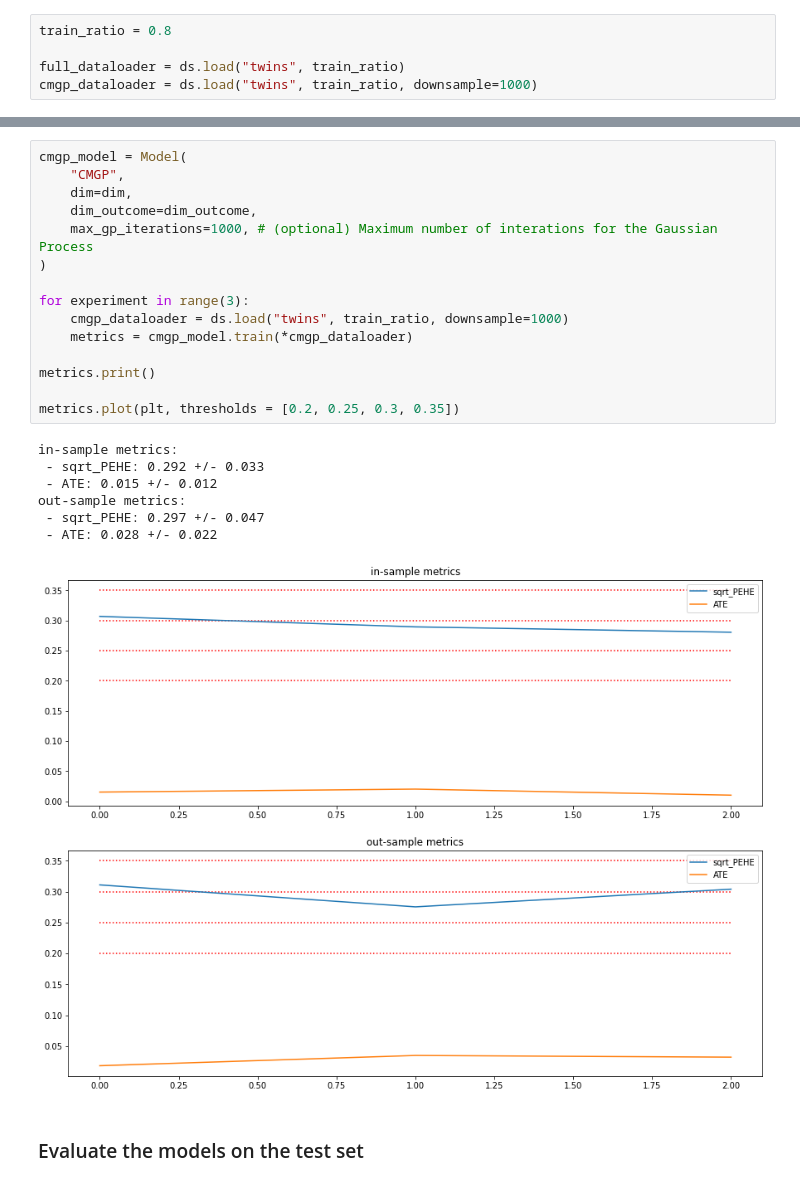
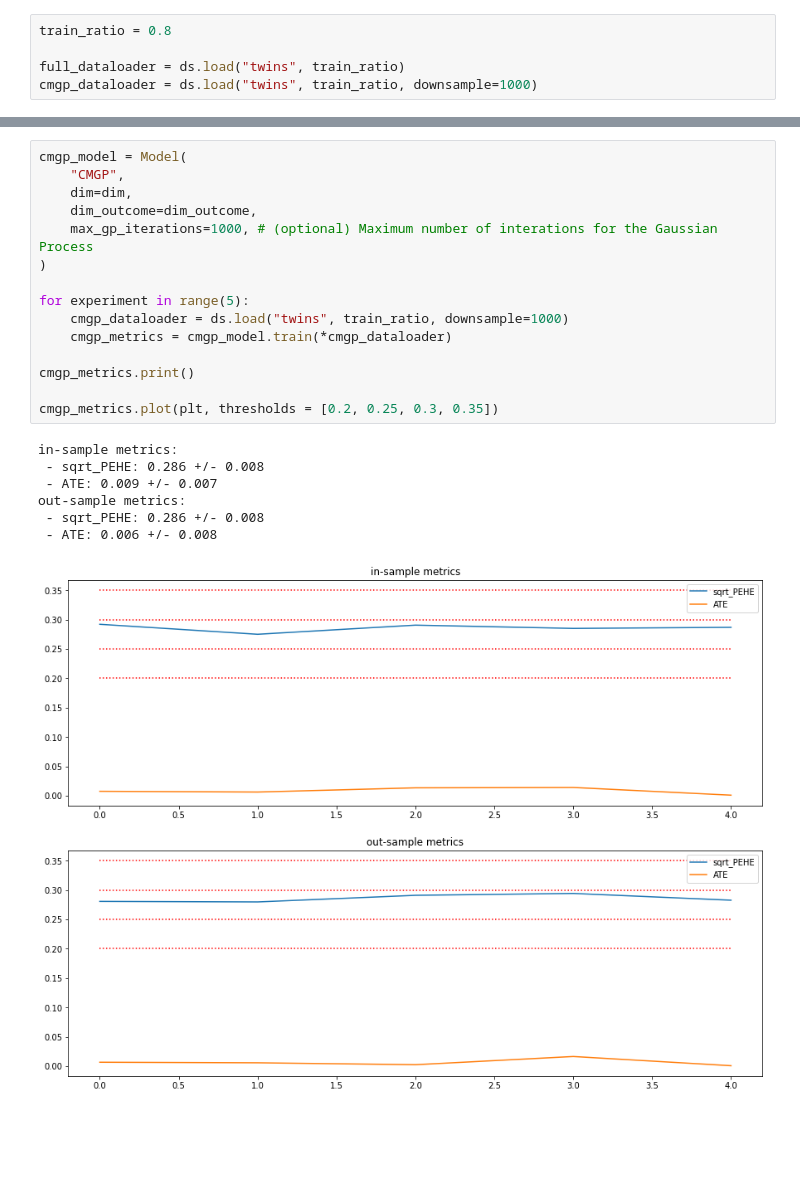
Before and after one commit to bcebere/ite-api, a Jupyter notebook: notebooks/unified_api_train_evaluation.ipynb, the cells around one changed output, grey strips where cells are left out. Saved outputs shown, nothing was run; the diff lists cells and outputs as text; blank space fills up the shorter version.

```diff
--- a/notebooks/unified_api_train_evaluation.ipynb
+++ b/notebooks/unified_api_train_evaluation.ipynb
@@ -116,25 +158,23 @@ ITE Block out-sample metrics:
 # %%
 cmgp_model = Model(
     "CMGP",
     dim=dim,
     dim_outcome=dim_outcome,
     max_gp_iterations=1000, # (optional) Maximum number of interations for the Gaussian Process
 )
 
-for experiment in range(3):
+for experiment in range(5):
     cmgp_dataloader = ds.load("twins", train_ratio, downsample=1000)
-    metrics = cmgp_model.train(*cmgp_dataloader)
+    cmgp_metrics = cmgp_model.train(*cmgp_dataloader)
 
-metrics.print()
+cmgp_metrics.print()
 
-metrics.plot(plt, thresholds = [0.2, 0.25, 0.3, 0.35])
+cmgp_metrics.plot(plt, thresholds = [0.2, 0.25, 0.3, 0.35])
 # %% [output]
 in-sample metrics:
- - sqrt_PEHE: 0.292 +/- 0.033
- - ATE: 0.015 +/- 0.012
+ - sqrt_PEHE: 0.286 +/- 0.008
+ - ATE: 0.009 +/- 0.007
 out-sample metrics:
- - sqrt_PEHE: 0.297 +/- 0.047
- - ATE: 0.028 +/- 0.022
+ - sqrt_PEHE: 0.286 +/- 0.008
+ - ATE: 0.006 +/- 0.008
-[figure, old version]
+[figure, new version]
-# %% [markdown]
-### Evaluate the models on the test set
```
Also changed, not shown: parts of 19 cells of this notebook, 5 other files.
